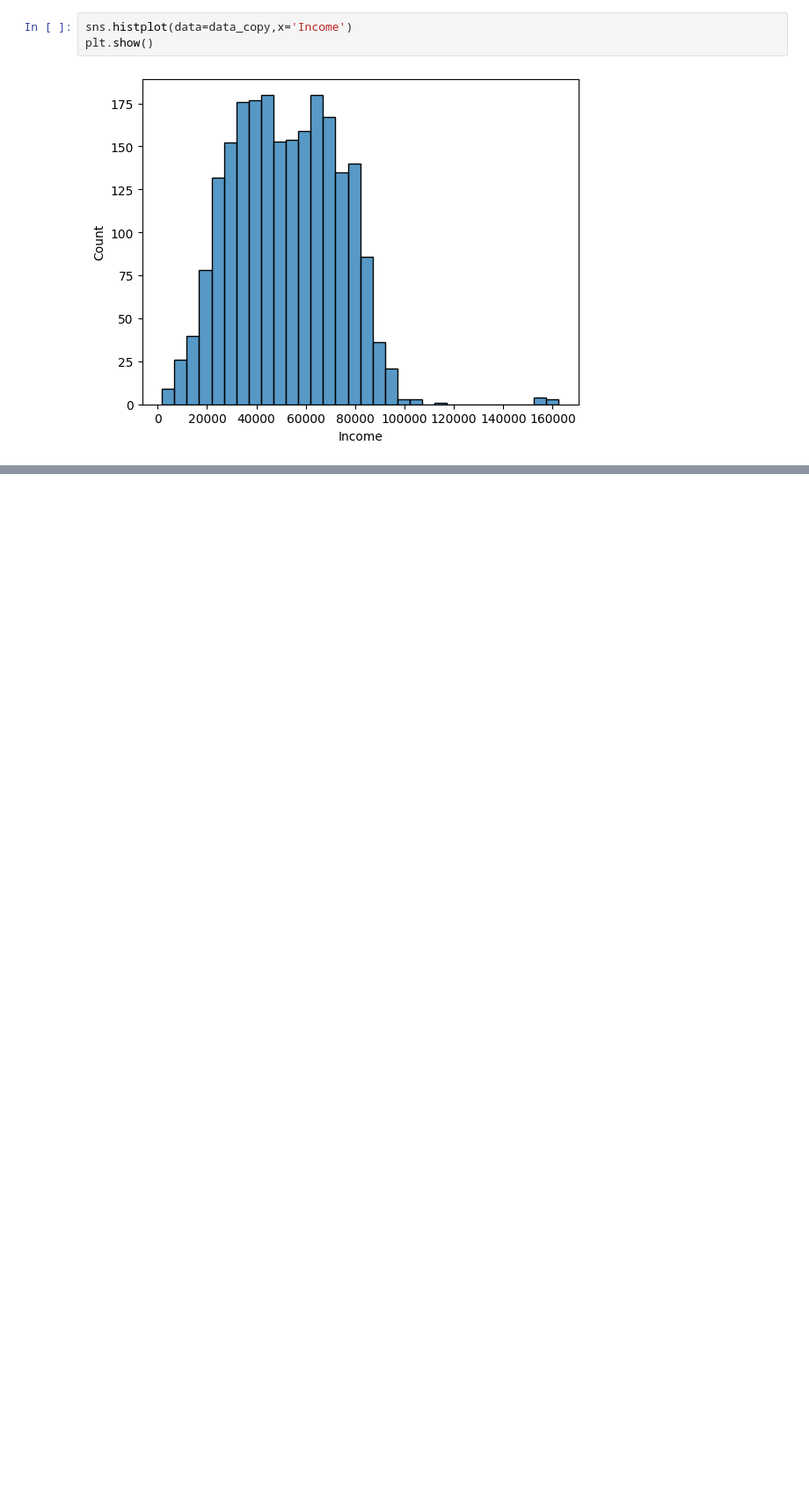
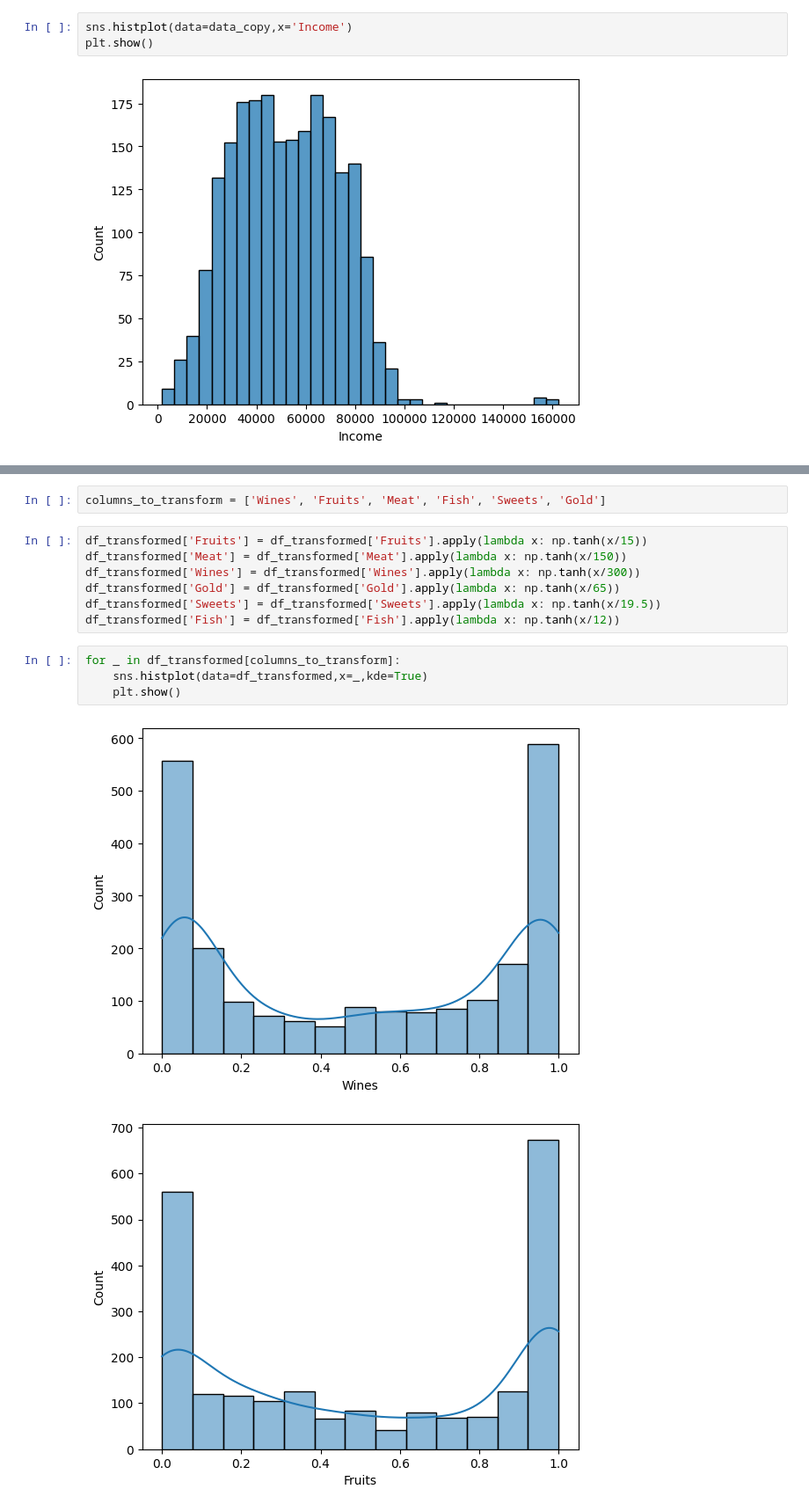
Before and after one commit to giraljv/Customer_personality_project, a Jupyter notebook: customer.ipynb, the cells around one changed output, grey strips where cells are left out. Shown at 88% size. Drawn from its saved outputs; the diff is of its cells as text; blank space fills up the shorter version.

```diff
--- a/customer.ipynb
+++ b/customer.ipynb
@@ -129,0 +251,16 @@ new_income_null
+# %%
+columns_to_transform = ['Wines', 'Fruits', 'Meat', 'Fish', 'Sweets', 'Gold']
+# %%
+df_transformed['Fruits'] = df_transformed['Fruits'].apply(lambda x: np.tanh(x/15))
+df_transformed['Meat'] = df_transformed['Meat'].apply(lambda x: np.tanh(x/150))
+df_transformed['Wines'] = df_transformed['Wines'].apply(lambda x: np.tanh(x/300))
+df_transformed['Gold'] = df_transformed['Gold'].apply(lambda x: np.tanh(x/65))
+df_transformed['Sweets'] = df_transformed['Sweets'].apply(lambda x: np.tanh(x/19.5))
+df_transformed['Fish'] = df_transformed['Fish'].apply(lambda x: np.tanh(x/12))
+# %%
+for _ in df_transformed[columns_to_transform]:
+    sns.histplot(data=df_transformed,x=_,kde=True)
+    plt.show()
+# %% [output]
+[figure, added]
+[figure, added]
```
Also changed, not shown: parts of 70 cells of this notebook.
